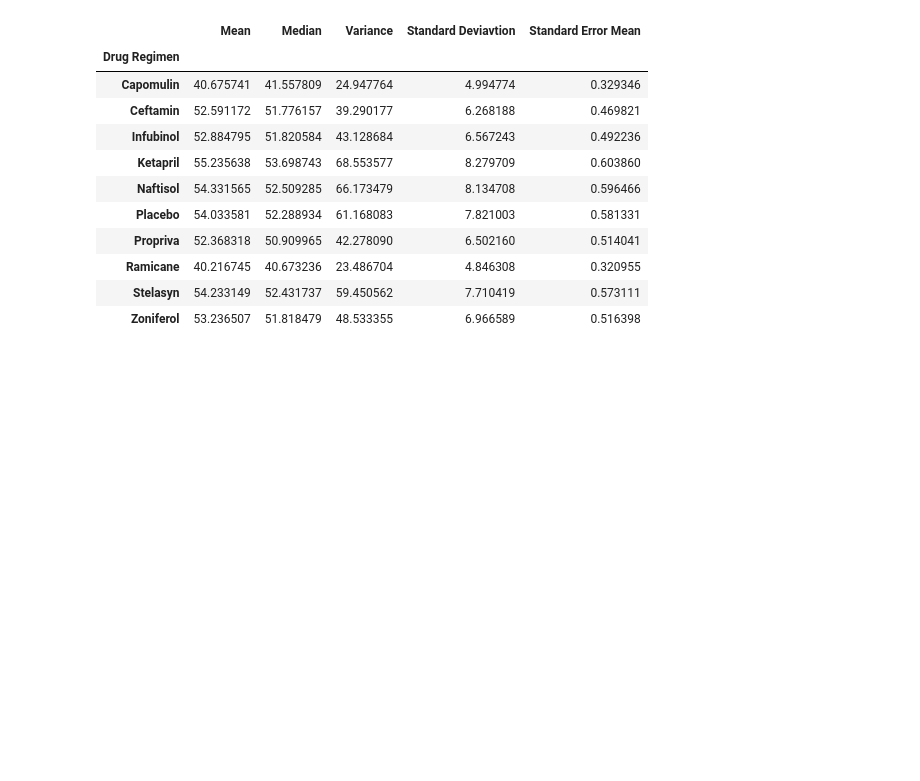
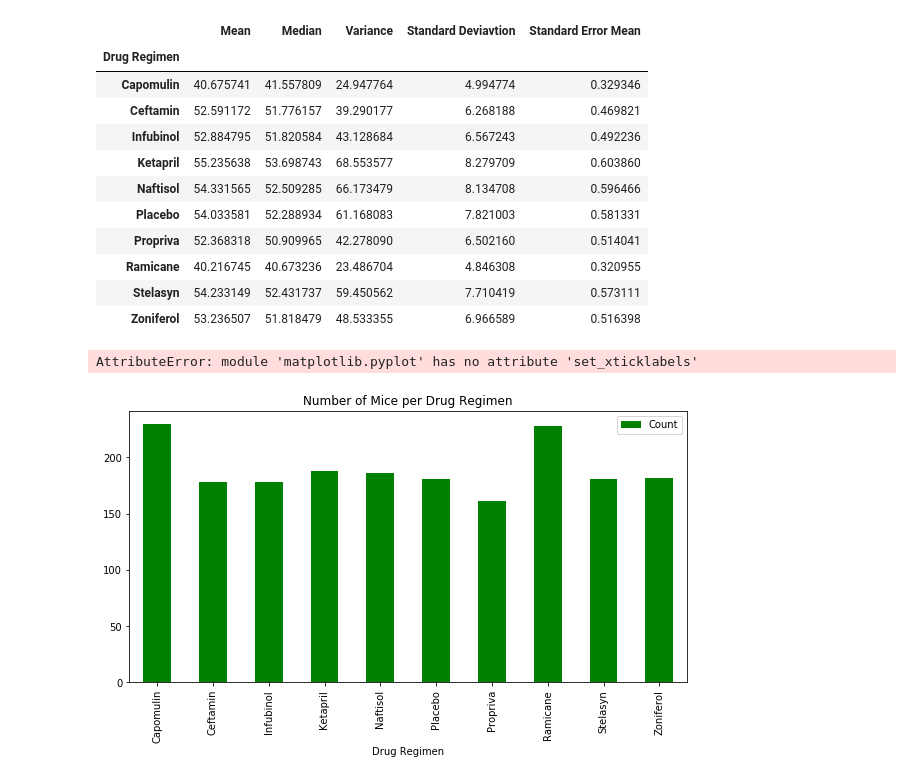
Before and after one commit to tnatoli29/Matplotlib-Challenge, a Jupyter notebook: The Power of Plots.ipynb, the cells around one changed output. Drawn from its saved outputs; the diff is of its cells as text; code cells hidden in the pictures; blank space fills up the shorter version.

Commit message:
3nd commit, created bar charts with pandas and matplot

```diff
--- a/The Power of Plots.ipynb
+++ b/The Power of Plots.ipynb
@@ -63,3 +64,24 @@ tumor_summary
 | Ramicane | 40.216745 | 40.673236 | 23.486704 | 4.846308 | 0.320955 |
 | Stelasyn | 54.233149 | 52.431737 | 59.450562 | 7.710419 | 0.573111 |
 | Zoniferol | 53.236507 | 51.818479 | 48.533355 | 6.966589 | 0.516398 |
+# %%
+#Create a bar graph using pandas for total number of mice for each treatment
+drug_group = merged_data.groupby("Drug Regimen")
+
+#Find the number of mice
+mice_group = drug_group["Mouse ID"].count()
+
+#Set up the chart
+mice_chart = mice_group.plot(kind= "bar", figsize= (10,5), title = "Number of Mice per Drug Regimen",
+                             color = "green")
+
+#Print the chart
+mice_chart
+
+#Clean the chart up and add legend
+plt.legend(["Count"])
+plt.
+plt.tight_layout()
+# %% [output]
+AttributeError: module 'matplotlib.pyplot' has no attribute 'set_xticklabels'
+[figure, added]
```
Also changed, not shown: parts of 2 cells of this notebook.
